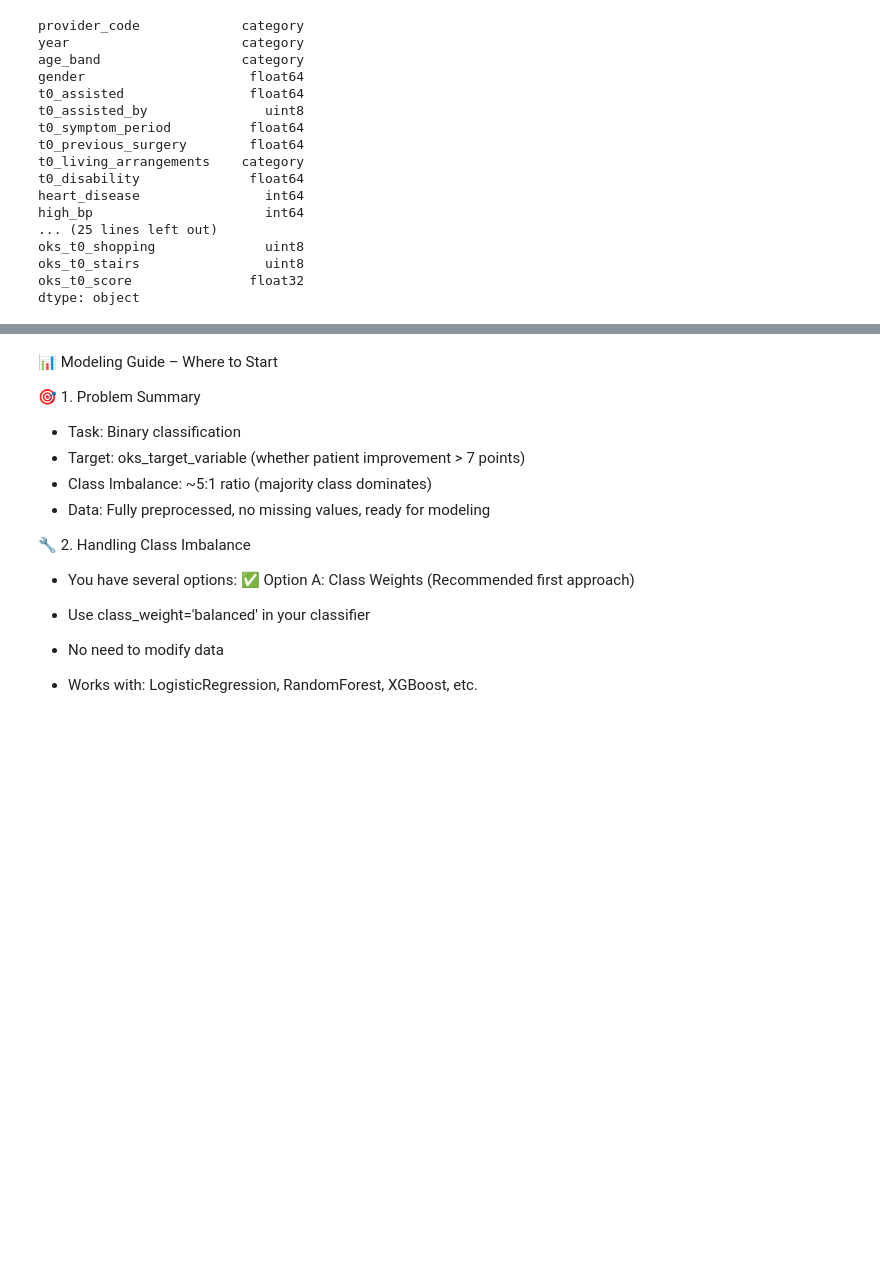
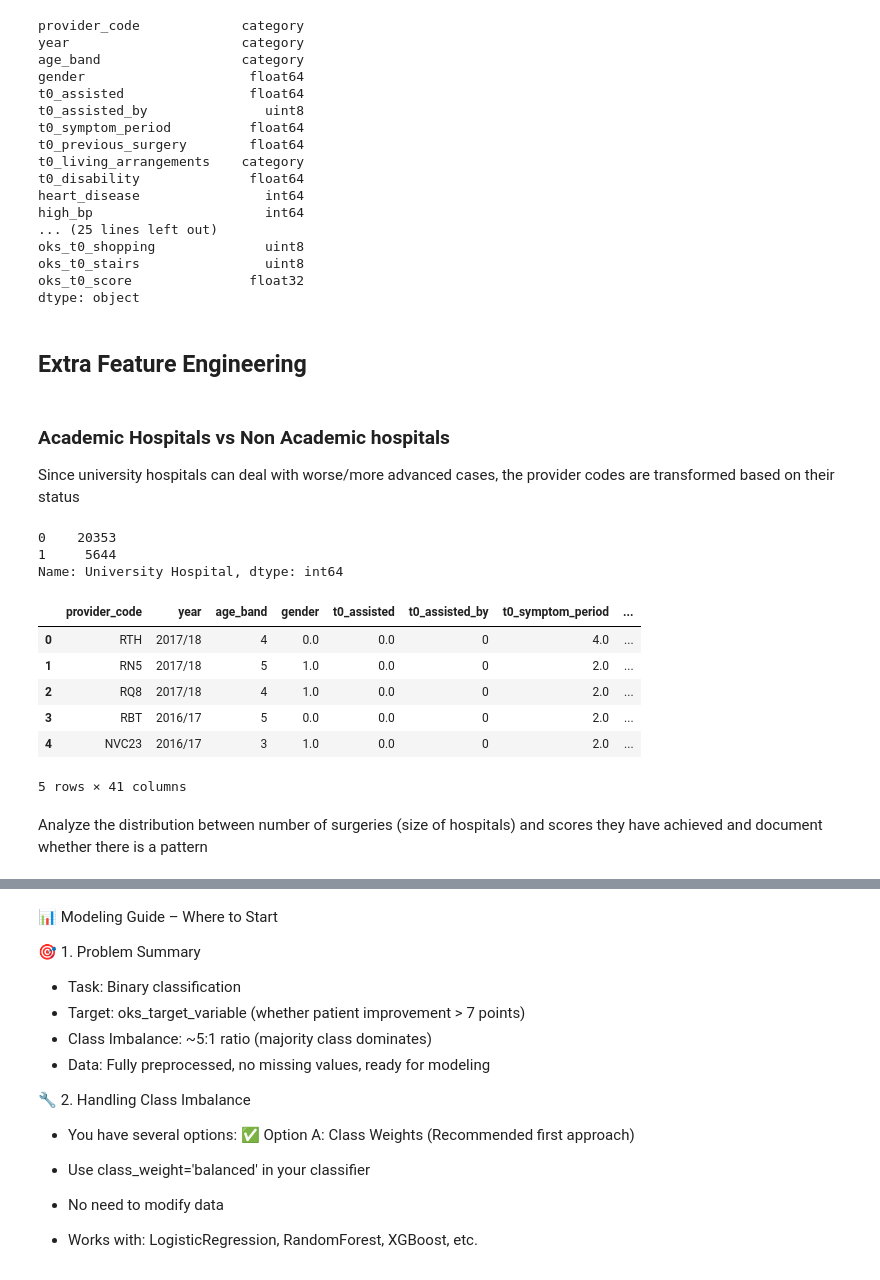
Before and after one commit to saras-audrius/EAISI-Group-Project---NHS, a Jupyter notebook: code/modelling_experiment.ipynb, the cells around one changed output, grey strips where cells are left out. Saved outputs shown, nothing was run; the diff lists cells and outputs as text; code cells hidden in the pictures; blank space fills up the shorter version.

```diff
--- a/code/modelling_experiment.ipynb
+++ b/code/modelling_experiment.ipynb
@@ -94,3 +94,42 @@ oks_t0_shopping              uint8
 oks_t0_stairs                uint8
 oks_t0_score               float32
 dtype: object
+# %% [markdown]
+## Extra Feature Engineering
+# %% [markdown]
+### Academic Hospitals vs Non Academic hospitals
+
+Since university hospitals can deal with worse/more advanced cases, the provider codes are transformed based on their status
+# %%
+# Read data from proms_providers_academic_categories.xlsx
+
+proms_academic_df = pd.read_excel('../data/supporting/proms_providers_academic_categories.xlsx')
+
+proms_academic_df.head()
+
+# Transform academisch/niet academisch to 1/0
+proms_academic_df['University Hospital'] = proms_academic_df['category'].map({'academisch': 1, 'niet-academisch': 0})
+proms_academic_df.head(50)
+
+# Merge with X_train_final and X_test_final
+X_train_final = X_train_final.merge(proms_academic_df[['provider_code', 'University Hospital']], on='provider_code', how='left')
+X_test_final = X_test_final.merge(proms_academic_df[['provider_code', 'University Hospital']], on='provider_code', how='left')
+
+X_train_final['University Hospital'].value_counts()
+X_test_final['University Hospital'].value_counts()
+# %% [output]
+0    20353
+1     5644
+Name: University Hospital, dtype: int64
+# %%
+X_train_final.head()
+# %% [output]
+|  | provider_code | year | age_band | gender | t0_assisted | t0_assisted_by | t0_symptom_period | ... |
+| 0 | RTH | 2017/18 | 4 | 0.0 | 0.0 | 0 | 4.0 | ... |
+| 1 | RN5 | 2017/18 | 5 | 1.0 | 0.0 | 0 | 2.0 | ... |
+| 2 | RQ8 | 2017/18 | 4 | 1.0 | 0.0 | 0 | 2.0 | ... |
+| 3 | RBT | 2016/17 | 5 | 0.0 | 0.0 | 0 | 2.0 | ... |
+| 4 | NVC23 | 2016/17 | 3 | 1.0 | 0.0 | 0 | 2.0 | ... |
+5 rows × 41 columns
+# %% [markdown]
+Analyze the distribution between number of surgeries (size of hospitals) and scores they have achieved and document whether there is a pattern
```
Also changed, not shown: parts of 16 cells of this notebook, 5 other files.
